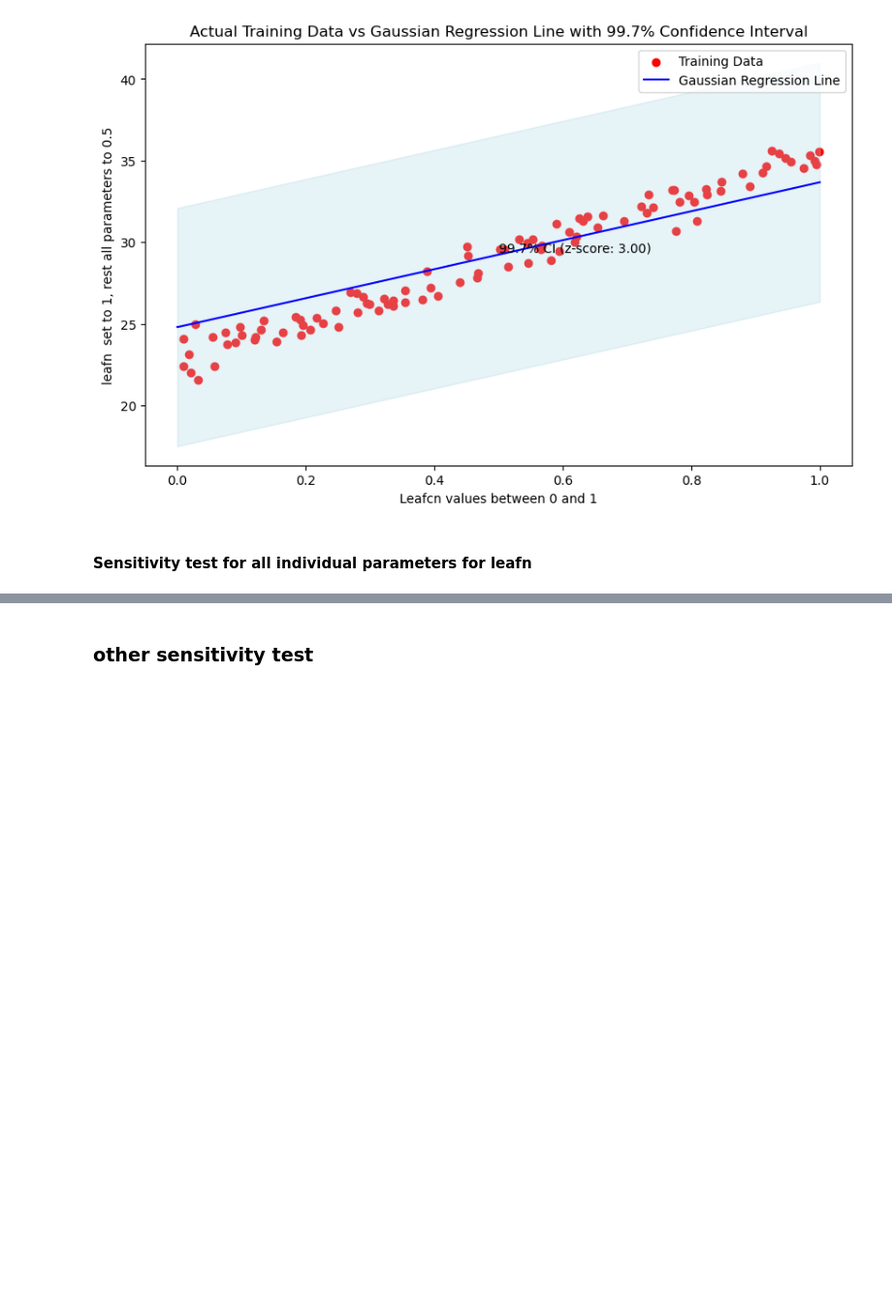
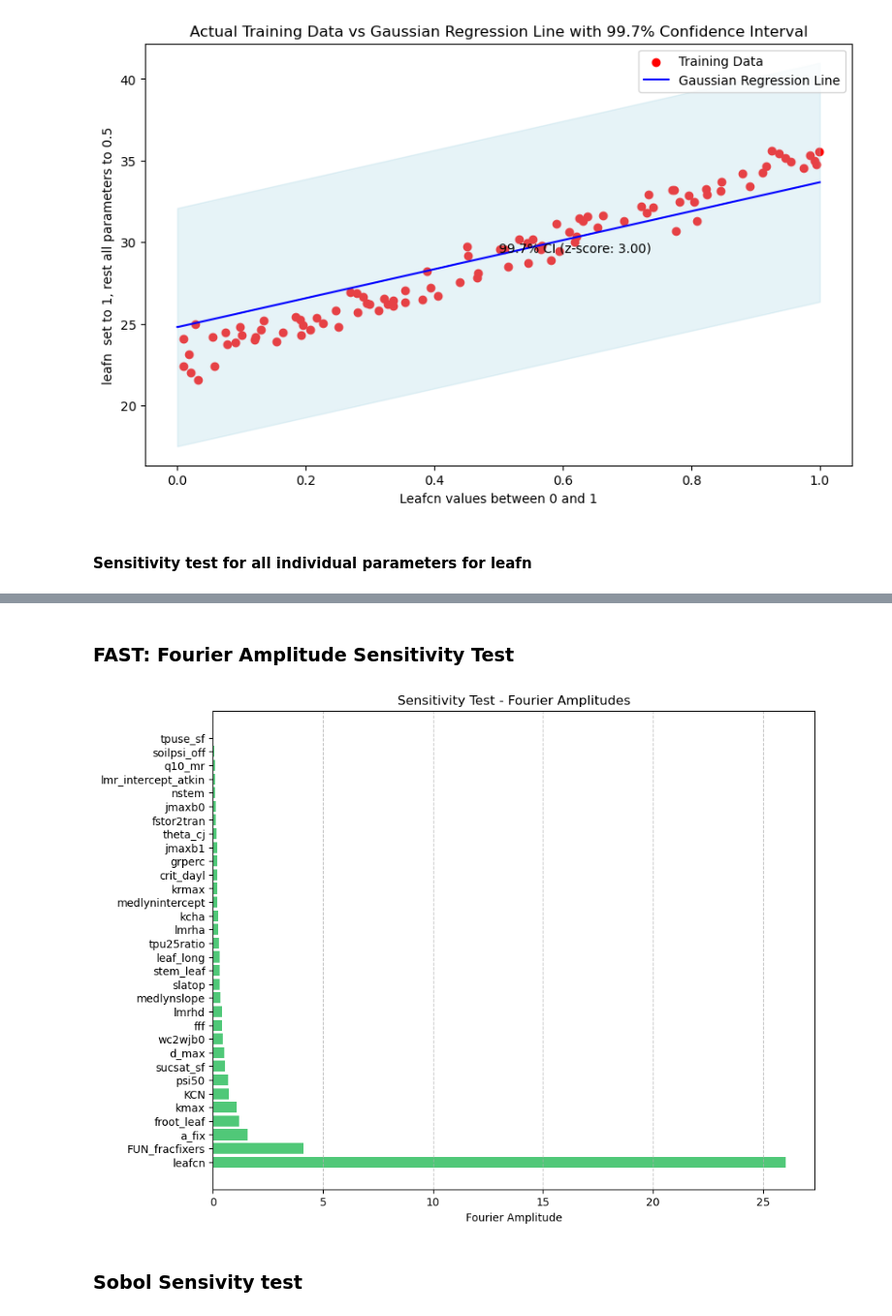
Before and after one commit to GaiaFuture/GaiaFuture, a Jupyter notebook: Script/ML/gaussian/gauss_reg.ipynb, the cells around one changed output, grey strips where cells are left out. Shown at 97% size. Cells and saved outputs as stored; diff of their text form; code cells hidden in the pictures; blank space fills up the shorter version.

```diff
--- a/Script/ML/gaussian/gauss_reg.ipynb
+++ b/Script/ML/gaussian/gauss_reg.ipynb
@@ -433,2 +425,57 @@ gaussian_regression_lines(gp_model_cv, X_test)
 # %% [markdown]
-### other sensitivity test
+### FAST: Fourier Amplitude Sensitivity Test
+# %%
+import numpy as np
+import matplotlib.pyplot as plt
+from scipy.stats import norm
+from scipy.fft import fft
+
+# Define a custom function to generate the Gaussian regression line for each parameter
+def gaussian_regression_lines(model, X):
+    fourier_amplitudes = []  # List to store Fourier amplitudes for each parameter
+
+    for param_index in range(32):
+        # Generate x_values with 32 dimensions
+        x_values = np.full((10, 32), 0.5)  # Fill array with 0.5
+        x_values[:, param_index] = np.linspace(0, 1, 10)  # Set the current parameter values to evenly spaced values from 0 to 1
+
+        # Predict mean and standard deviation of the Gaussian process at each point in x_values
+        y_mean, _ = model.predict(x_values, return_std=True)
+
+        # Compute Fourier transform of the model output
+        y_fft = fft(y_mean)
+
+        # Compute amplitude of each frequency component
+        amplitude = np.abs(y_fft)
+
+        # Store the amplitude corresponding to the first non-zero frequency (excluding DC component)
+        fourier_amplitudes.append(amplitude[1])
+
+    return fourier_amplitudes
+
+# Example usage:
+# Assuming 'model' and 'X' are already defined
+# Assuming 'names_of_parameters_dict' contains the parameter names dictionary
+
+fourier_amplitudes = gaussian_regression_lines(gp_model_cv, X_test)
+
+# Sort parameters based on Fourier amplitudes in descending order
+sorted_indices = np.argsort(fourier_amplitudes)[::-1]
+sorted_fourier_amplitudes = np.array(fourier_amplitudes)[sorted_indices]
+
+# Extract parameter names corresponding to sorted indices from lookup table
+sorted_parameter_names = [names_of_parameters_dict[index] for index in sorted_indices]
+
+# Plot horizontal bar chart
+plt.figure(figsize=(10, 8))
+plt.barh(range(len(sorted_fourier_amplitudes)), sorted_fourier_amplitudes, color='#50c878')
+plt.ylabel('')
+plt.xlabel('Fourier Amplitude')
+plt.title('Sensitivity Test - Fourier Amplitudes')
+plt.yticks(range(len(sorted_fourier_amplitudes)), sorted_parameter_names)
+plt.grid(axis='x', linestyle='--', alpha=0.7)
+plt.show()
+# %% [output]
+[figure, added]
+# %% [markdown]
+### Sobol Sensivity test
```
Also changed, not shown: parts of 9 cells of this notebook.
